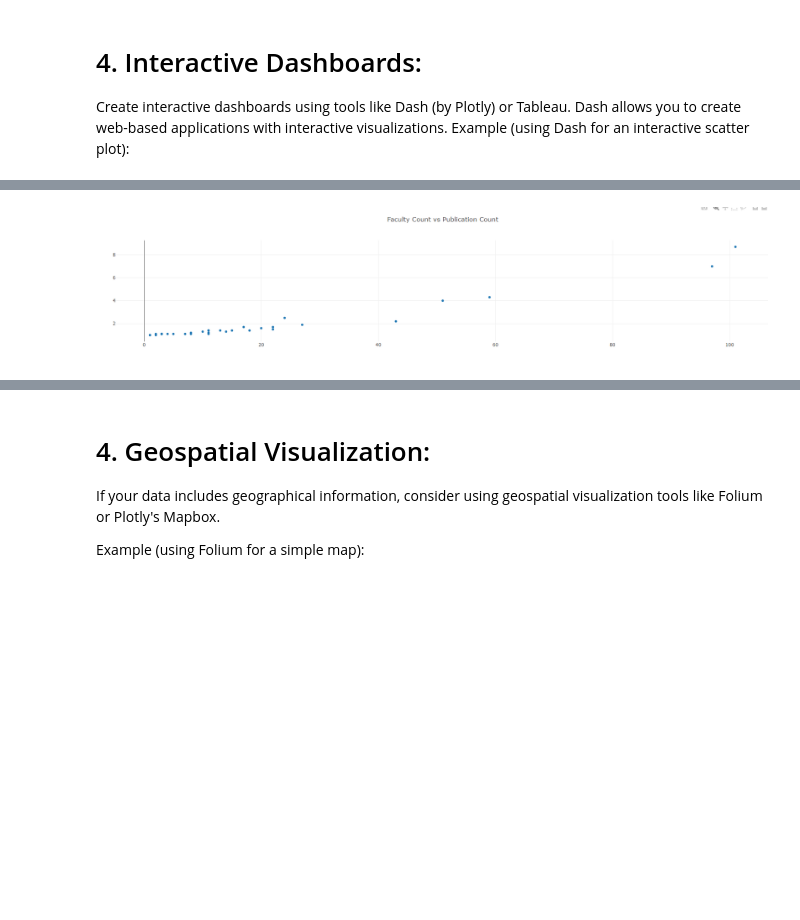
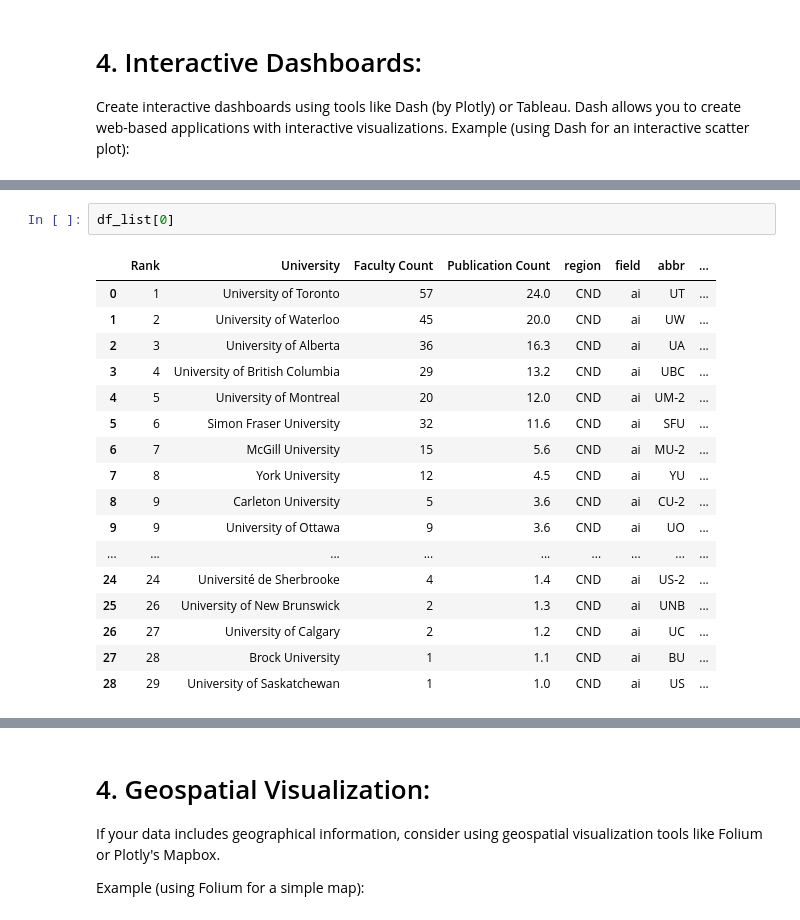
Before and after one commit to ZiangTian/visualization-of-csranking, a Jupyter notebook: Vis/formula1.ipynb, the cells around one changed output, grey strips where cells are left out. Cells and saved outputs as stored; diff of their text form; blank space fills up the shorter version.

```diff
--- a/Vis/formula1.ipynb
+++ b/Vis/formula1.ipynb
@@ -228,2 +157,20 @@ The dash_html_components package is deprecated. Please replace
-# %% [markdown]
-![image.png](attachment:image.png)
+# %%
+df_list[0]
+# %% [output]
+|  | Rank | University | Faculty Count | Publication Count | region | field | abbr | ... |
+| 0 | 1 | University of Toronto | 57 | 24.0 | CND | ai | UT | ... |
+| 1 | 2 | University of Waterloo | 45 | 20.0 | CND | ai | UW | ... |
+| 2 | 3 | University of Alberta | 36 | 16.3 | CND | ai | UA | ... |
+| 3 | 4 | University of British Columbia | 29 | 13.2 | CND | ai | UBC | ... |
+| 4 | 5 | University of Montreal | 20 | 12.0 | CND | ai | UM-2 | ... |
+| 5 | 6 | Simon Fraser University | 32 | 11.6 | CND | ai | SFU | ... |
+| 6 | 7 | McGill University | 15 | 5.6 | CND | ai | MU-2 | ... |
+| 7 | 8 | York University | 12 | 4.5 | CND | ai | YU | ... |
+| 8 | 9 | Carleton University | 5 | 3.6 | CND | ai | CU-2 | ... |
+| 9 | 9 | University of Ottawa | 9 | 3.6 | CND | ai | UO | ... |
+| ... | ... | ... | ... | ... | ... | ... | ... | ... |
+| 24 | 24 | Université de Sherbrooke | 4 | 1.4 | CND | ai | US-2 | ... |
+| 25 | 26 | University of New Brunswick | 2 | 1.3 | CND | ai | UNB | ... |
+| 26 | 27 | University of Calgary | 2 | 1.2 | CND | ai | UC | ... |
+| 27 | 28 | Brock University | 1 | 1.1 | CND | ai | BU | ... |
+| 28 | 29 | University of Saskatchewan | 1 | 1.0 | CND | ai | US | ... |
```
Also changed, not shown: parts of 14 cells of this notebook, 2 other files.
